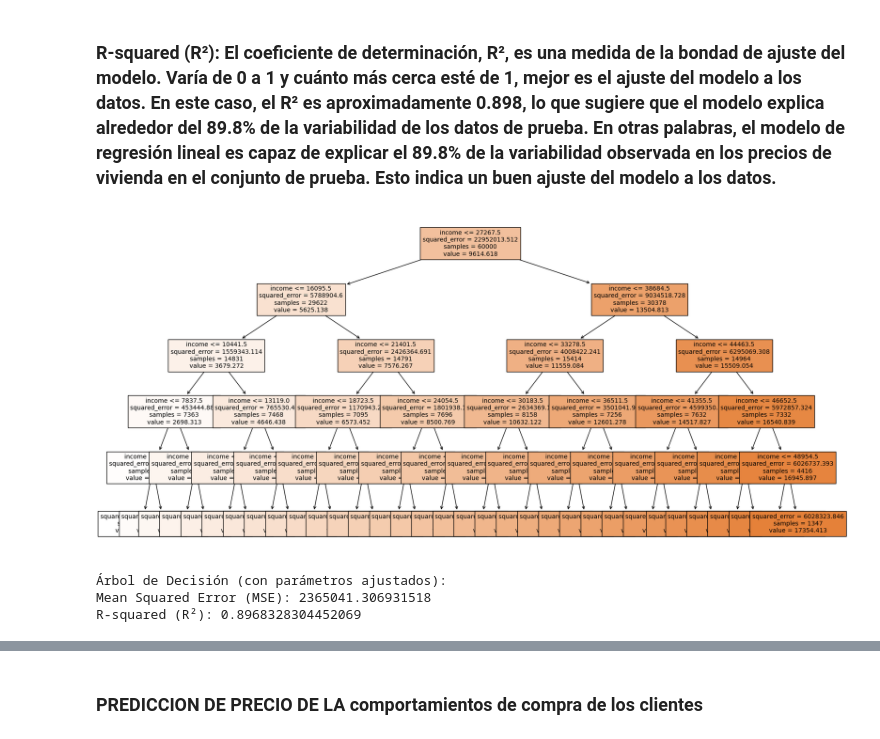
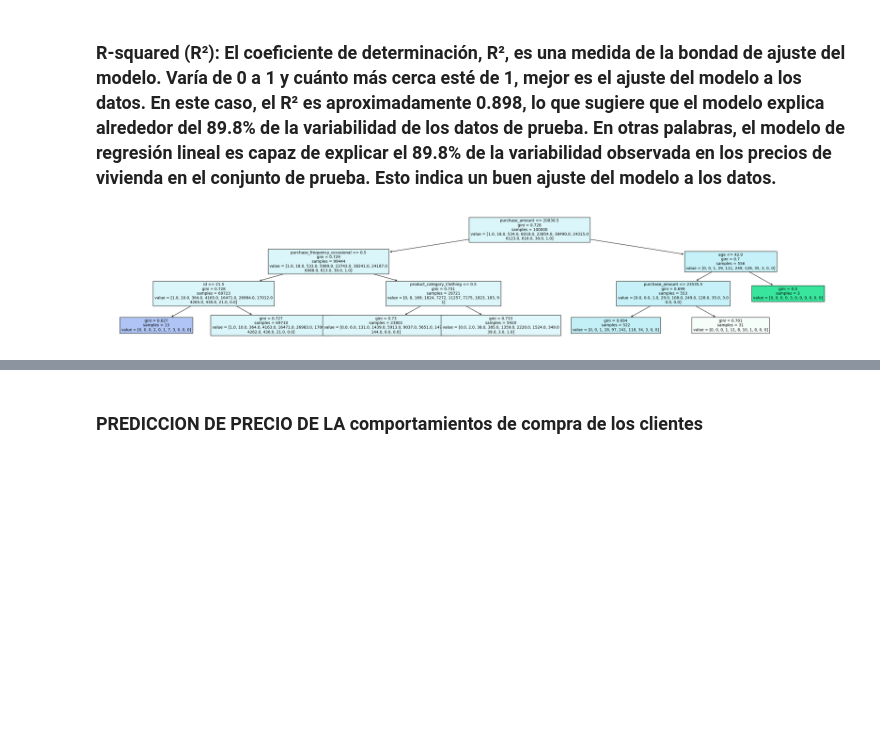
Before and after one commit to ancarye/proyecto_bedu_mod_4, a Jupyter notebook: Untitled.ipynb, the cells around one changed output, grey strips where cells are left out. Cells and saved outputs as stored; diff of their text form; code cells hidden in the pictures; blank space fills up the shorter version.

```diff
--- a/Untitled.ipynb
+++ b/Untitled.ipynb
@@ -244,30 +326,17 @@ R-squared (R²): 0.8980204567236463
 ### Mean Squared Error (MSE): Este valor es el error cuadrático medio entre las predicciones del modelo y los valores reales en el conjunto de prueba. En este caso, el MSE es de aproximadamente 2,337,816. Esto indica que, en promedio, las predicciones del modelo tienen un error cuadrático medio de alrededor de 2,337,816 unidades al cuadrado en el conjunto de prueba.
 ### R-squared (R²): El coeficiente de determinación, R², es una medida de la bondad de ajuste del modelo. Varía de 0 a 1 y cuánto más cerca esté de 1, mejor es el ajuste del modelo a los datos. En este caso, el R² es aproximadamente 0.898, lo que sugiere que el modelo explica alrededor del 89.8% de la variabilidad de los datos de prueba. En otras palabras, el modelo de regresión lineal es capaz de explicar el 89.8% de la variabilidad observada en los precios de vivienda en el conjunto de prueba. Esto indica un buen ajuste del modelo a los datos.
 # %%
+# Importar las librerías necesarias
+import matplotlib.pyplot as plt
 from sklearn.tree import plot_tree
-from sklearn.tree import DecisionTreeRegressor
 
-# Definir el modelo de árbol de decisión con parámetros ajustados
-tree_model = DecisionTreeRegressor(max_depth=5, min_samples_split=10, min_samples_leaf=5)
-tree_model.fit(X_train, y_train)
+# Crear y entrenar el modelo de árbol de decisión con una profundidad máxima específica
+tree_model = DecisionTreeClassifier(max_depth=3)
+tree_model.fit(X, y)
 
 # Visualizar el árbol de decisión
-plt.figure(figsize=(20, 10))
+plt.figure(figsize=(35, 6))
 plot_tree(tree_model, feature_names=X.columns, filled=True, fontsize=10)
 plt.show()
-
-# Hacer predicciones en el conjunto de prueba
-y_pred_tree = tree_model.predict(X_test)
-
-# Evaluar el modelo
-mse_tree = mean_squared_error(y_test, y_pred_tree)
-r2_tree = r2_score(y_test, y_pred_tree)
-
-print("\nÁrbol de Decisión (con parámetros ajustados):")
-print("Mean Squared Error (MSE):", mse_tree)
-print("R-squared (R²):", r2_tree)
 # %% [output]
-[figure, old version]
+[figure, new version]
-Árbol de Decisión (con parámetros ajustados):
-Mean Squared Error (MSE): 2365041.306931518
-R-squared (R²): 0.8968328304452069
```
Also changed, not shown: parts of 28 cells of this notebook, 1 other file.
